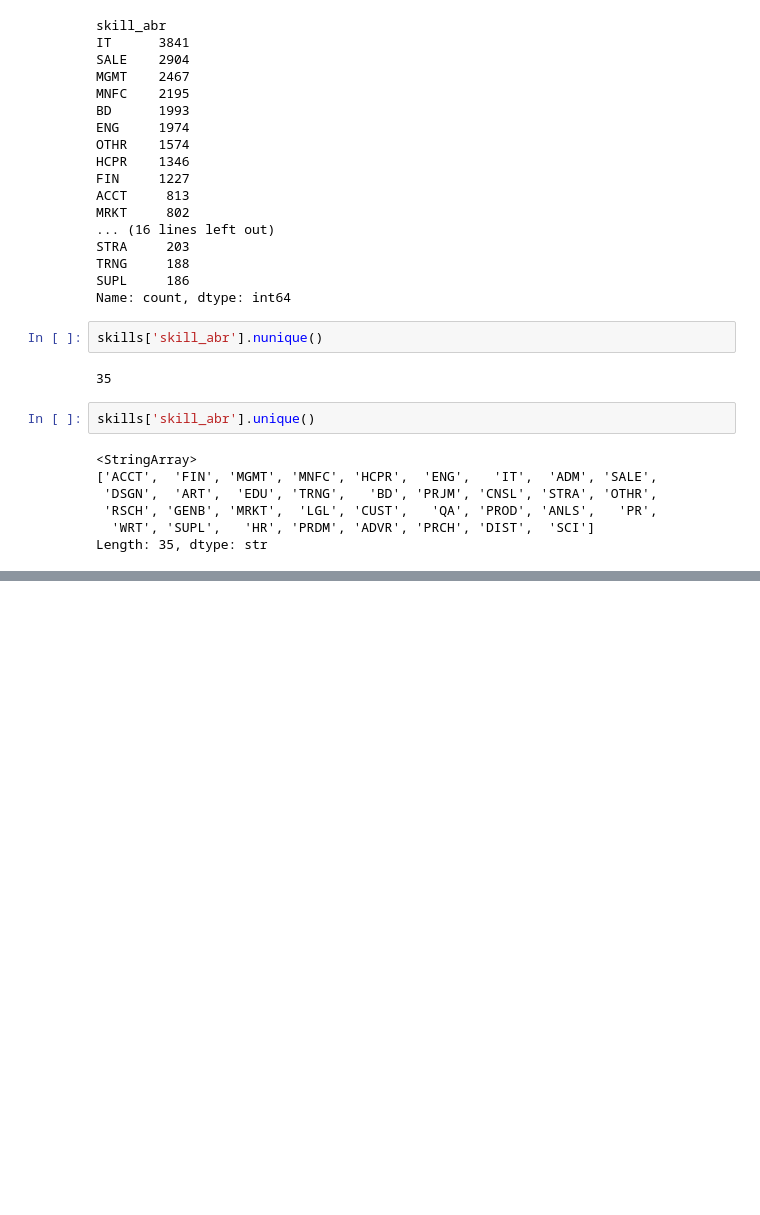
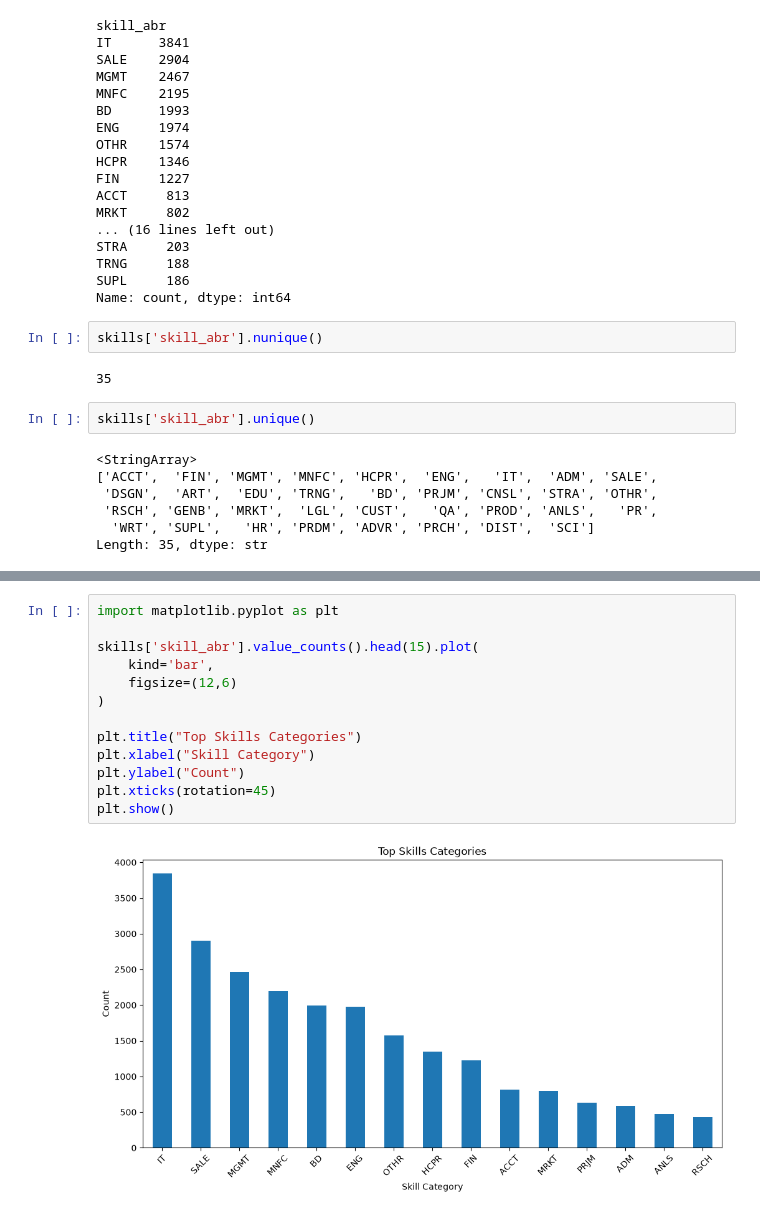
Before and after one commit to Mayank270704/AI-Powered-Job-Market-Intelligence-Platform, a Jupyter notebook: notebooks/Job_Market_EDA.ipynb, the cells around one changed output, grey strips where cells are left out. Saved outputs shown, nothing was run; the diff lists cells and outputs as text; blank space fills up the shorter version.

```diff
--- a/notebooks/Job_Market_EDA.ipynb
+++ b/notebooks/Job_Market_EDA.ipynb
@@ -537,0 +615,15 @@ Length: 35, dtype: str
+# %%
+import matplotlib.pyplot as plt
+
+skills['skill_abr'].value_counts().head(15).plot(
+    kind='bar',
+    figsize=(12,6)
+)
+
+plt.title("Top Skills Categories")
+plt.xlabel("Skill Category")
+plt.ylabel("Count")
+plt.xticks(rotation=45)
+plt.show()
+# %% [output]
+[figure, added]
```
Also changed, not shown: parts of 5 cells of this notebook, 1 other file.
